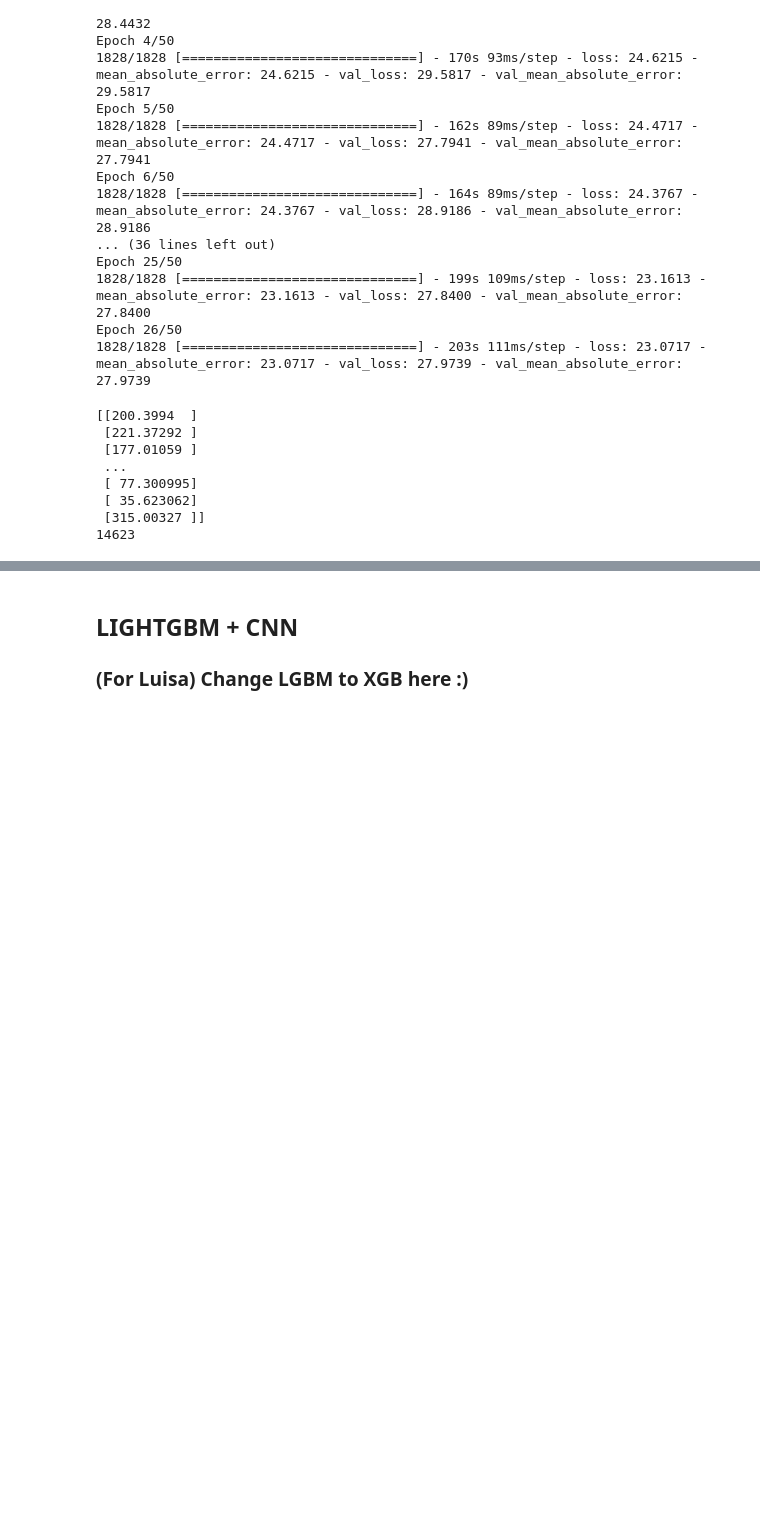
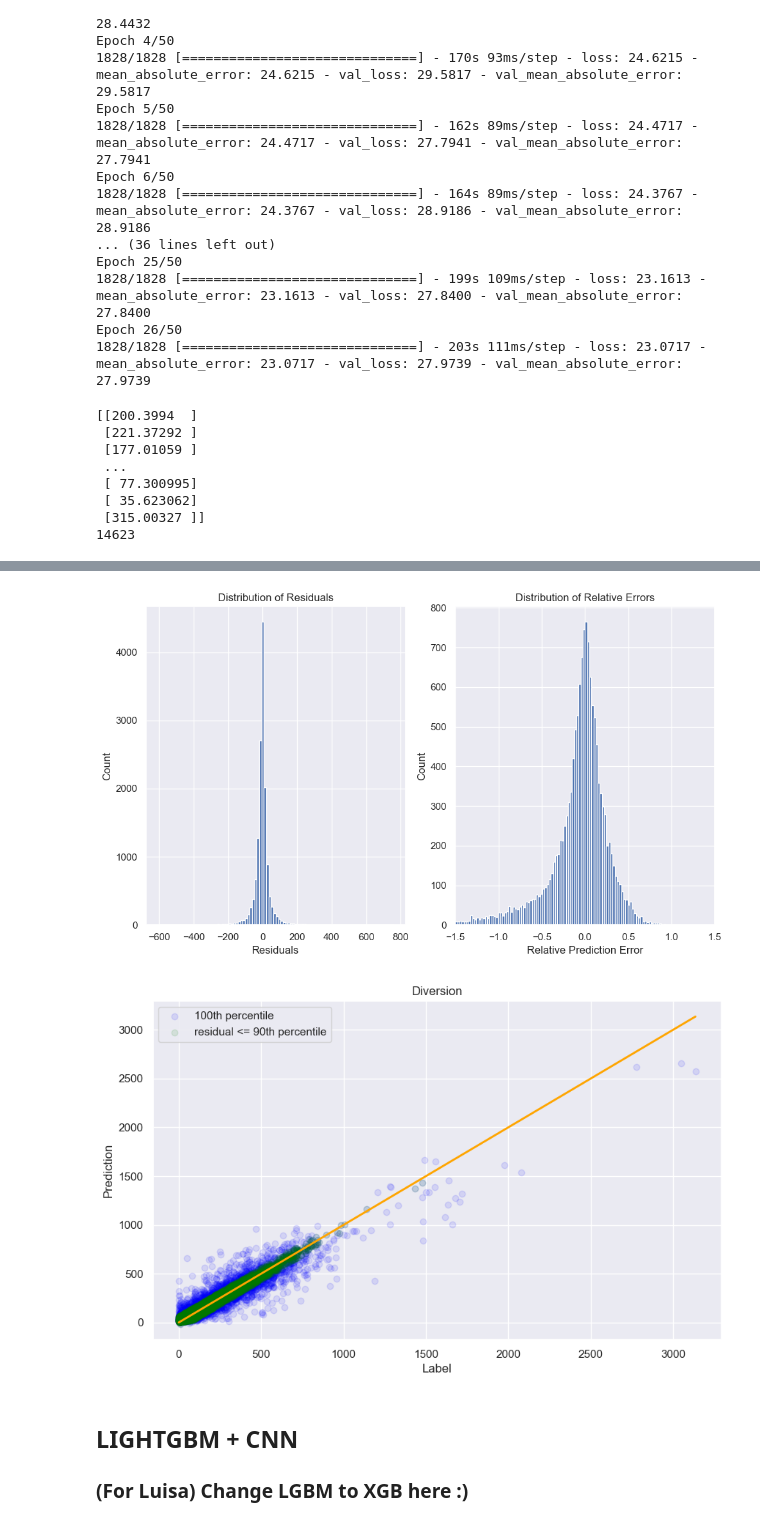
Before and after one commit to simsalabim20/Glacier_FinalProject, a Jupyter notebook: CNN_Classification.ipynb, the cells around one changed output, grey strips where cells are left out. Saved outputs shown, nothing was run; the diff lists cells and outputs as text; code cells hidden in the pictures; blank space fills up the shorter version.

```diff
--- a/CNN_Classification.ipynb
+++ b/CNN_Classification.ipynb
@@ -890,5 +1112,7 @@ def evaluation_plot1(model,pictures , X_test, y_test):
 # Assuming you have a trained model and test data (X_test, y_test)
 # model = ... # Your trained TensorFlow/Keras model
 # X_test, y_test = ... # Your test data
+combined_model.load_weights(r'C:/Users/damsg/Desktop/Python/AppliedMachineLearning/Final_Project_Glacier/Thick_model_weights_final_n0_27_4.h5')
 
 evaluation_plot1(combined_model,pictures_val, X03_val, y03_val)
+# %% [output]
@@ -895,3 +1120,5 @@ evaluation_plot1(combined_model,pictures_val, X03_val, y03_val)
+[figure, added]
+[figure, added]
 # %%
 #combined_model.load_weights('r'C:/Users/damsg/Desktop/Python/AppliedMachineLearning/Final_Project_Glacier/model_weights_final.h5'')
 # %%
```
Also changed, not shown: parts of 25 cells of this notebook.
